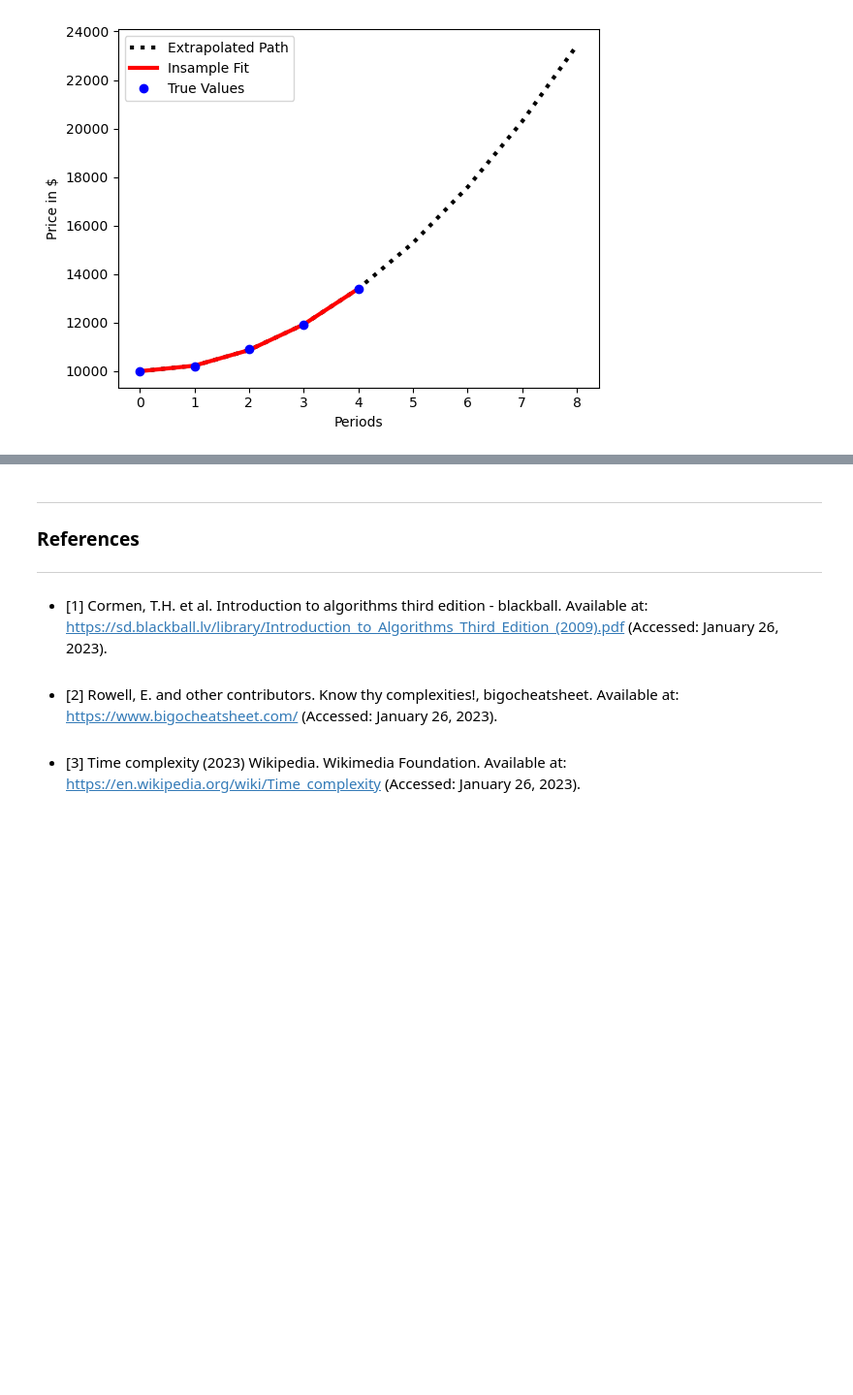
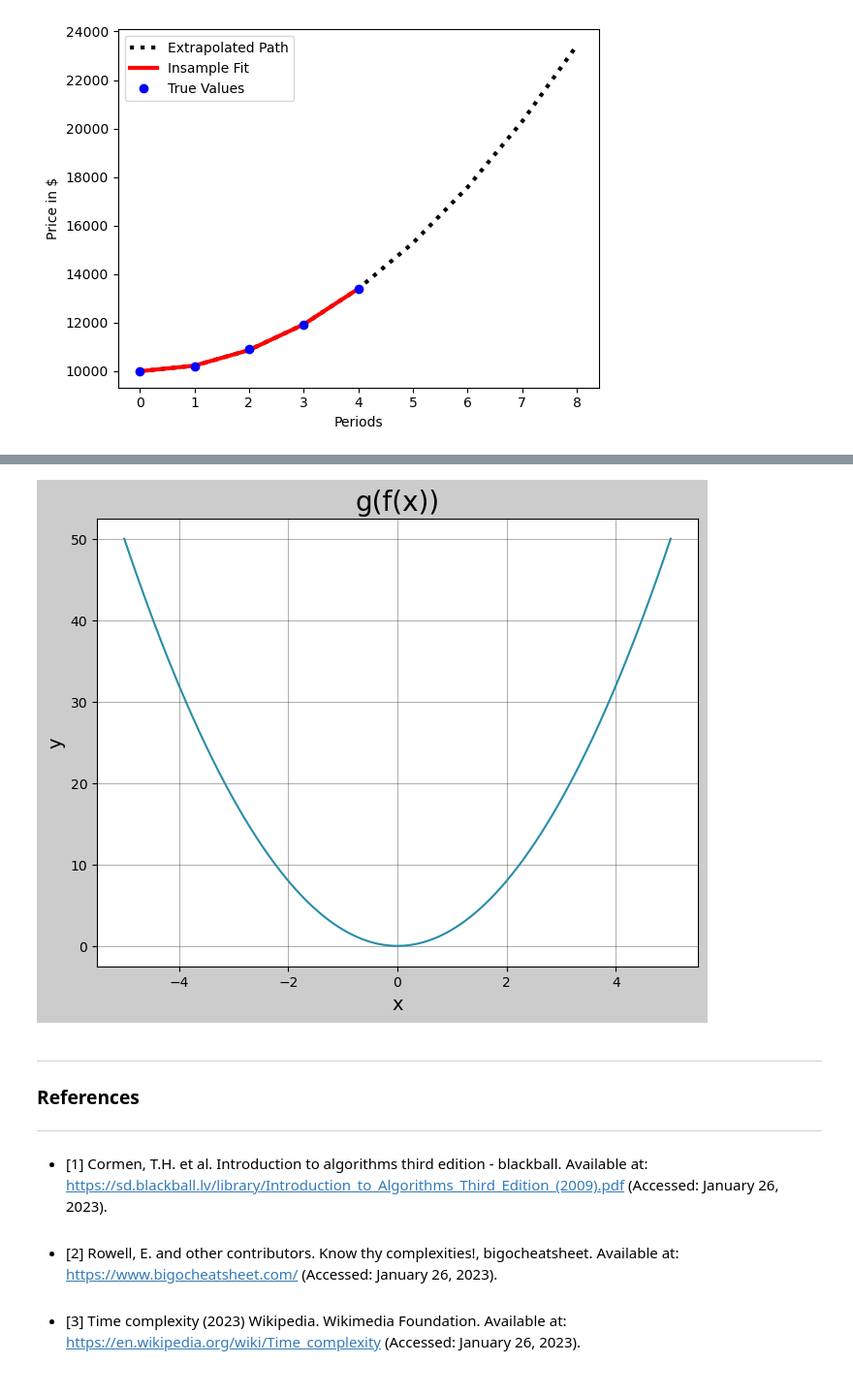
Before and after one commit to NatanTrosmanGMIT/Theory_Of_Algorithms_Project, a Jupyter notebook: polynomial_time.ipynb, the cells around one changed output, grey strips where cells are left out. Shown: that part at 97% size. Cells and saved outputs as stored; diff of their text form; code cells hidden in the pictures; blank space fills up the shorter version.

```diff
--- a/polynomial_time.ipynb
+++ b/polynomial_time.ipynb
@@ -74,3 +156,51 @@ plt.legend(loc='best')
+# %%
+import numpy as np
+import matplotlib.pyplot as plt
+
+# Define the functions
+def f(x):
+    return x**2
+
+def g(x):
+    return 2*x
+
+# Define the x-values to plot
+x = np.linspace(-5, 5, 1000)
+
+# Calculate the y-values using the functions
+y_f = f(x)
+y_gf = g(y_f)
+
+# Create a new figure with a dark background and larger size
+fig = plt.figure(figsize=(8, 6), facecolor='#cccccc')
+
+# Add a subplot with a lighter background
+ax = fig.add_subplot(1, 1, 1, facecolor='#ffffff')
+
+# Plot the function g(f(x)) with a red color
+ax.plot(x, y_gf, color='#288da8')
+
+# Add a title and axis labels with white text
+ax.set_title("g(f(x))", color='black', fontsize=20)
+ax.set_xlabel("x", color='black', fontsize=14)
+ax.set_ylabel("y", color='black', fontsize=14)
+
+# Change the color of the tick labels to white
+ax.tick_params(colors='black')
+
+# Change the spines to black
+ax.spines['bottom'].set_color('black')
+ax.spines['top'].set_color('black')
+ax.spines['left'].set_color('black')
+ax.spines['right'].set_color('black')
+
+# Add a grid with white lines
+ax.grid(color='black', alpha=0.3)
+
+# Show the plot
+plt.show()
+# %% [output]
+[figure, added]
 # %% [markdown]
 ***
 ### References
```
Also changed, not shown: parts of 4 cells of this notebook.
